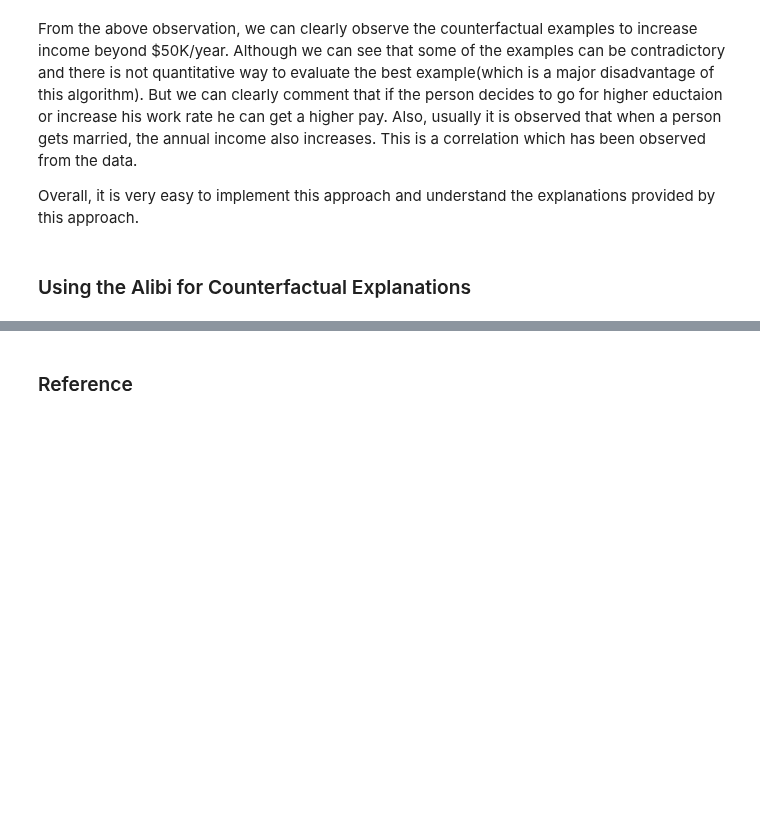
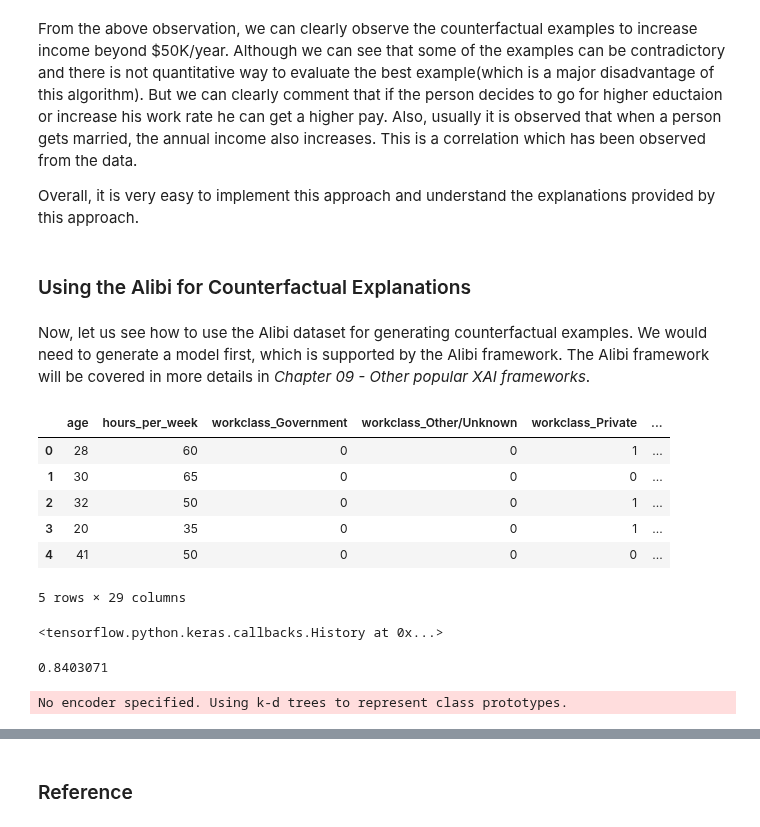
Before and after one commit to PacktPublishing/Applied-Machine-Learning-Explainability-Techniques, a Jupyter notebook: Chapter02/Counterfactual_structured_data.ipynb, the cells around one changed output, grey strips where cells are left out. Saved outputs shown, nothing was run; the diff lists cells and outputs as text; code cells hidden in the pictures; blank space fills up the shorter version.

Commit message:
Completed Counterfactual structured data notebook

```diff
--- a/Chapter02/Counterfactual_structured_data.ipynb
+++ b/Chapter02/Counterfactual_structured_data.ipynb
@@ -22,3 +18,19 @@ from dice_ml.utils import helpers as utils  # using helper functions as utility
+# %%
+import dice_ml as dice
+import alibi
+from dice_ml.utils import helpers as utils  # using helper functions as utility functions
+from alibi.explainers import CounterfactualProto, Counterfactual
+from sklearn.tree import DecisionTreeClassifier
+from sklearn.model_selection import train_test_split
+import pandas as pd
+pd.set_option('display.max_columns', None)
+import numpy as np
+import tensorflow as tf
+tf.get_logger().setLevel(40) # suppress deprecation messages
+tf.compat.v1.disable_v2_behavior() # disable TF2 behaviour as alibi code still relies on TF1 constructs
+from tensorflow.keras.layers import Dense, Input, Embedding, Concatenate, Reshape, Dropout, Lambda
+from tensorflow.keras.models import Model
+from tensorflow.keras.utils import to_categorical
 # %% [markdown]
 ### Loading the data
 # %% [markdown]
@@ -114,3 +126,40 @@ From the above observation, we can clearly observe the counterfactual examples t
 Overall, it is very easy to implement this approach and understand the explanations provided by this approach.
 # %% [markdown]
 ### Using the Alibi for Counterfactual Explanations
+# %% [markdown]
+Now, let us see how to use the Alibi dataset for generating counterfactual examples. We would need to generate a model first, which is supported by the Alibi framework. The Alibi framework will be covered in more details in *Chapter 09 - Other popular XAI frameworks*.
+# %%
+# Dividing data into features and target values
+target = data['income']
+features = data.iloc[:,:-1]
+# %%
+# Since the dataset consists of many categorical features, we may need to encode these using One-Hot Encoding
+def encode_features(df, features):
+    '''
+    Method for one-hot encoding all selected categorical fields
+    '''
+    for f in features:
+        if(f in df.columns):
+            encoded = pd.get_dummies(df[f])
+            encoded = encoded.add_prefix(f + '_')
+            df = pd.concat([df, encoded], axis=1)
+        else:
+            print('Feature not found')
+            return df
+
+    df.drop(columns=features, inplace = True)
+
+    return df
+# %%
+features_to_encode = ['workclass', 'education', 'marital_status', 'occupation', 'race', 'gender']
+encoded = encode_features(features, features_to_encode)
+features = encoded.copy()
+features.head()
+# %% [output]
+|  | age | hours_per_week | workclass_Government | workclass_Other/Unknown | workclass_Private | ... |
+| 0 | 28 | 60 | 0 | 0 | 1 | ... |
+| 1 | 30 | 65 | 0 | 0 | 0 | ... |
+| 2 | 32 | 50 | 0 | 0 | 1 | ... |
+| 3 | 20 | 35 | 0 | 0 | 1 | ... |
+| 4 | 41 | 50 | 0 | 0 | 0 | ... |
+5 rows × 29 columns
@@ -116,0 +178,10 @@ Overall, it is very easy to implement this approach and understand the explanati
+# %%
+model = model()
+model.fit(X_train, to_categorical(y_train), batch_size=64, epochs=200, verbose=0)
+# %% [output]
+<tensorflow.python.keras.callbacks.History at 0x...>
+# %%
+# Evaluate the trained model
+model.evaluate(X_test, to_categorical(y_test))[1]
+# %% [output]
+0.8403071
@@ -116,0 +190,15 @@ Overall, it is very easy to implement this approach and understand the explanati
+# %%
+# Using Alibi's Counterfactual Prototype method to initialize explainer, fit and generate counterfactual
+cf = CounterfactualProto(model,
+                         query_instance.shape,
+                         use_kdtree=True,
+                         theta=10.,
+                         max_iterations=1000,
+                         c_init=1.,
+                         c_steps=10)
+# Fit on the training data
+cf.fit(X_train.values)
+# Form explanation on the query data
+explanation = cf.explain(query_instance)
+# %% [output]
+No encoder specified. Using k-d trees to represent class prototypes.
```
Also changed, not shown: parts of 11 cells of this notebook.
